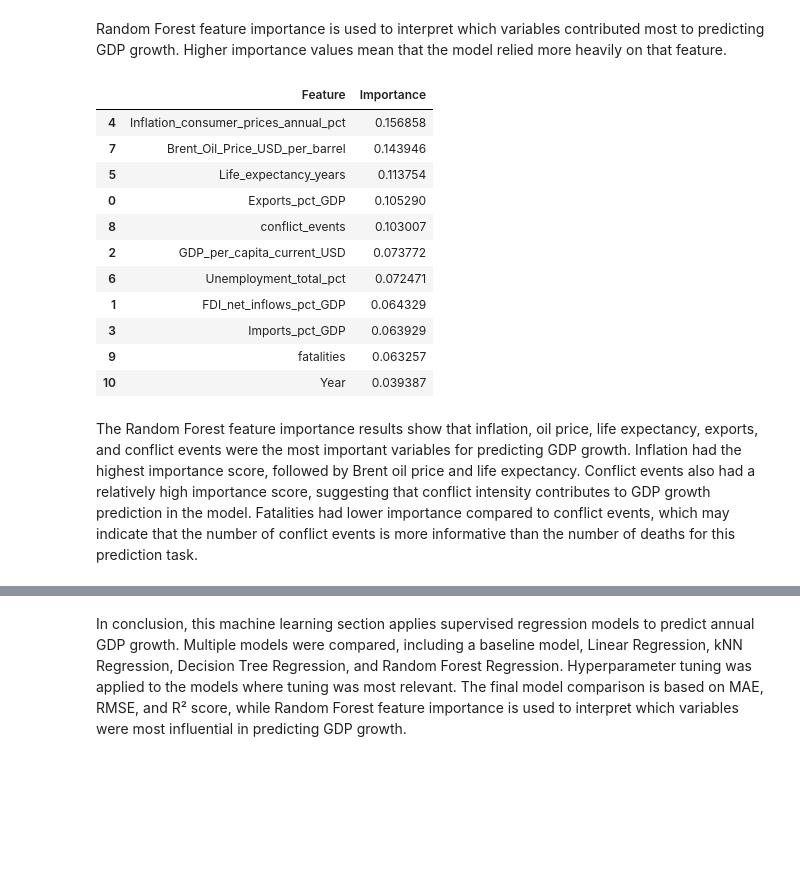
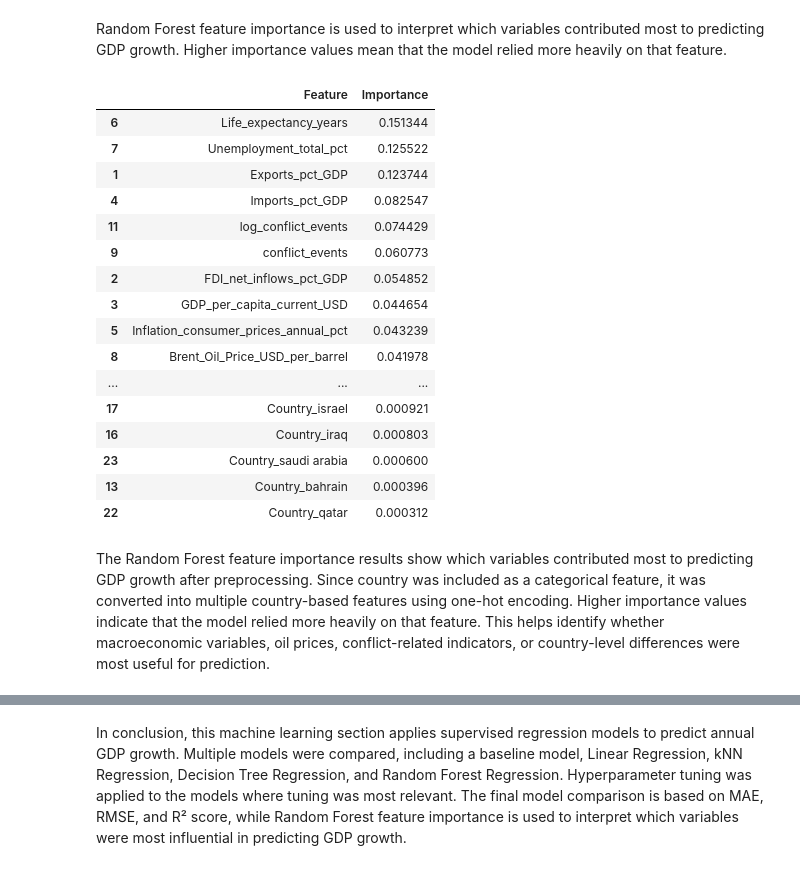
Before and after one commit to HussamAlabrash/DSA210PROJECT, a Jupyter notebook: DSA210.ipynb, the cells around one changed output, grey strips where cells are left out. Saved outputs shown, nothing was run; the diff lists cells and outputs as text; code cells hidden in the pictures; blank space fills up the shorter version.

```diff
--- a/DSA210.ipynb
+++ b/DSA210.ipynb
@@ -423,24 +619,31 @@ Hyperparameter tuning was applied to kNN Regression, Decision Tree, and Random F
 # %% [markdown]
 The models are evaluated using MAE, RMSE, and R² score. MAE and RMSE measure prediction error, so lower values indicate better performance. R² measures how much variation in GDP growth is explained by the model, so higher values are better. The baseline mean model is used to check whether the ML models perform better than a simple average prediction.
 # %%
-# Evaluate Models
+# Evaluate Models on Training, Validation, and Test Sets
 
 results = []
 
 for name, model in tuned_models.items():
-    y_pred = model.predict(X_test)
 
-    mae = mean_absolute_error(y_test, y_pred)
-    rmse = np.sqrt(mean_squared_error(y_test, y_pred))
-    r2 = r2_score(y_test, y_pred)
+    for split_name, X_split, y_split in [
+        ("Train", X_train, y_train),
+        ("Validation", X_val, y_val),
+        ("Test", X_test, y_test)
+    ]:
+        y_pred = model.predict(X_split)
 
-    results.append({
-        "Model": name,
-        "MAE": mae,
-        "RMSE": rmse,
-        "R2 Score": r2
-    })
+        mae = mean_absolute_error(y_split, y_pred)
+        rmse = np.sqrt(mean_squared_error(y_split, y_pred))
+        r2 = r2_score(y_split, y_pred)
 
-results_df = pd.DataFrame(results).sort_values(by="RMSE")
+        results.append({
+            "Model": name,
+            "Dataset": split_name,
+            "MAE": mae,
+            "RMSE": rmse,
+            "R2 Score": r2
+        })
+
+results_df = pd.DataFrame(results)
 results_df
 # %% [output]
@@ -511,34 +794,49 @@ Random Forest feature importance is used to interpret which variables contribute
 # %%
 # Random Forest Feature Importance
 
 # Fit tuned Random Forest model
 rf_pipeline = tuned_models["Random Forest"]
 rf_pipeline.fit(X_train, y_train)
 
-# Extract Random Forest model from pipeline
+# Extract preprocessing step and Random Forest model
+rf_preprocessor = rf_pipeline.named_steps["preprocessor"]
 rf_model = rf_pipeline.named_steps["model"]
+
+# Get feature names after preprocessing
+feature_names = rf_preprocessor.get_feature_names_out()
+
+# Clean feature names for readability
+feature_names = [
+    name.replace("num__", "").replace("cat__", "")
+    for name in feature_names
+]
 
 # Create feature importance table
 feature_importance = pd.DataFrame({
-    "Feature": X_train.columns,
+    "Feature": feature_names,
     "Importance": rf_model.feature_importances_
 }).sort_values(by="Importance", ascending=False)
 
 feature_importance
 # %% [output]
 |  | Feature | Importance |
-| 4 | Inflation_consumer_prices_annual_pct | 0.156858 |
-| 7 | Brent_Oil_Price_USD_per_barrel | 0.143946 |
-| 5 | Life_expectancy_years | 0.113754 |
-| 0 | Exports_pct_GDP | 0.105290 |
-| 8 | conflict_events | 0.103007 |
-| 2 | GDP_per_capita_current_USD | 0.073772 |
-| 6 | Unemployment_total_pct | 0.072471 |
-| 1 | FDI_net_inflows_pct_GDP | 0.064329 |
-| 3 | Imports_pct_GDP | 0.063929 |
-| 9 | fatalities | 0.063257 |
-| 10 | Year | 0.039387 |
+| 6 | Life_expectancy_years | 0.151344 |
+| 7 | Unemployment_total_pct | 0.125522 |
+| 1 | Exports_pct_GDP | 0.123744 |
+| 4 | Imports_pct_GDP | 0.082547 |
+| 11 | log_conflict_events | 0.074429 |
+| 9 | conflict_events | 0.060773 |
+| 2 | FDI_net_inflows_pct_GDP | 0.054852 |
+| 3 | GDP_per_capita_current_USD | 0.044654 |
+| 5 | Inflation_consumer_prices_annual_pct | 0.043239 |
+| 8 | Brent_Oil_Price_USD_per_barrel | 0.041978 |
+| ... | ... | ... |
+| 17 | Country_israel | 0.000921 |
+| 16 | Country_iraq | 0.000803 |
+| 23 | Country_saudi arabia | 0.000600 |
+| 13 | Country_bahrain | 0.000396 |
+| 22 | Country_qatar | 0.000312 |
-# %% [markdown]
-The Random Forest feature importance results show that inflation, oil price, life expectancy, exports, and conflict events were the most important variables for predicting GDP growth. Inflation had the highest importance score, followed by Brent oil price and life expectancy. Conflict events also had a relatively high importance score, suggesting that conflict intensity contributes to GDP growth prediction in the model. Fatalities had lower importance compared to conflict events, which may indicate that the number of conflict events is more informative than the number of deaths for this prediction task.
+# %% [markdown]
+The Random Forest feature importance results show which variables contributed most to predicting GDP growth after preprocessing. Since country was included as a categorical feature, it was converted into multiple country-based features using one-hot encoding. Higher importance values indicate that the model relied more heavily on that feature. This helps identify whether macroeconomic variables, oil prices, conflict-related indicators, or country-level differences were most useful for prediction.
 # %%
 # Feature Importance Plot
```
Also changed, not shown: parts of 33 cells of this notebook.
